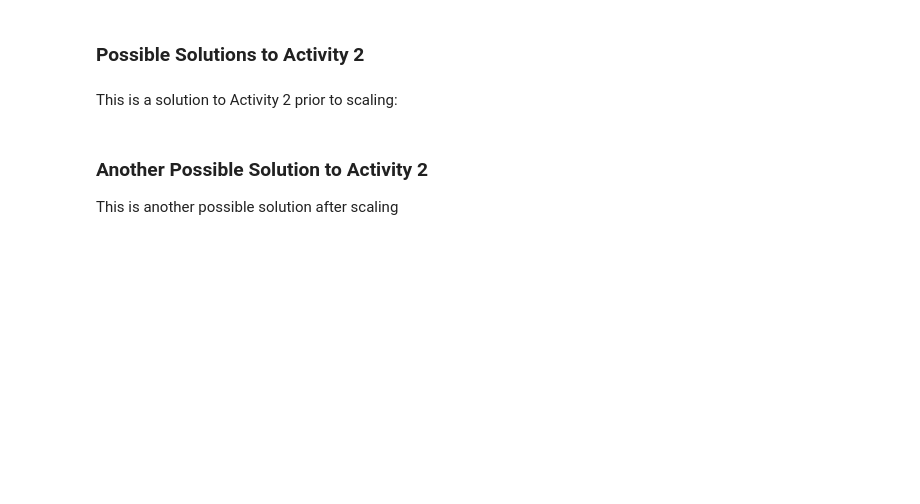
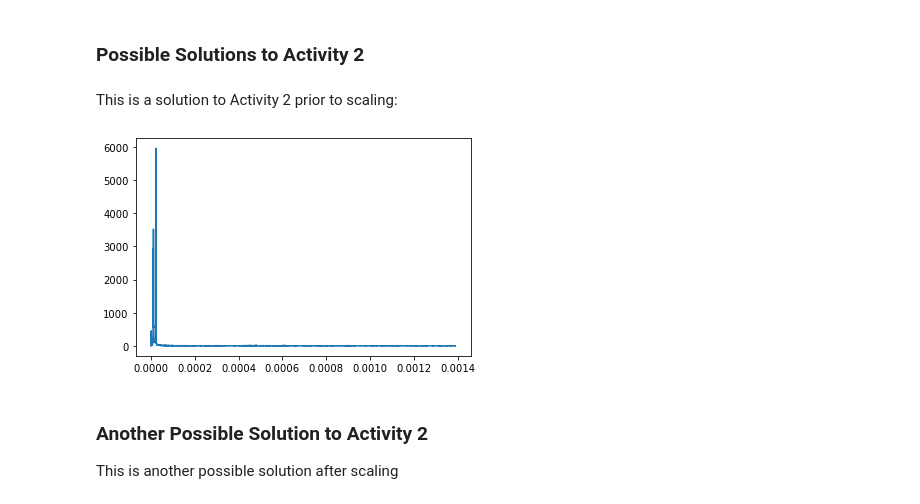
Before and after one commit to mhwood/sjsu_cs_143, a Jupyter notebook: Lectures/Lecture_17/Lecture_17_Workbook.ipynb, the cells around one changed output. Cells and saved outputs as stored; diff of their text form; code cells hidden in the pictures; blank space fills up the shorter version.

```diff
--- a/Lectures/Lecture_17/Lecture_17_Workbook.ipynb
+++ b/Lectures/Lecture_17/Lecture_17_Workbook.ipynb
@@ -129,18 +147,22 @@ This is a solution to Activity 2 prior to scaling:
 # %%
 ### type your code here using's scipy's rfft and rfftfreq functions
 ### note that the tide data is provided every 6 minutes
 
 signal = df['Verified (ft)'].values
 N_samples = df['Verified (ft)'].size
 sample_duration = 6*60 # 6 minutes, expressed in seconds
 
+signal = signal - np.mean(signal)
+
 ### apply the FFT
-y = rfft(signal)
+y = np.abs(rfft(signal))
 x = rfftfreq(N_samples, sample_duration)
 
 ### make a plot
 plt.plot(x,y)
 plt.show()
+# %% [output]
+[figure, added]
 # %% [markdown]
 ### Another Possible Solution to Activity 2
 
```
Also changed, not shown: parts of 6 cells of this notebook, 2 other files.
